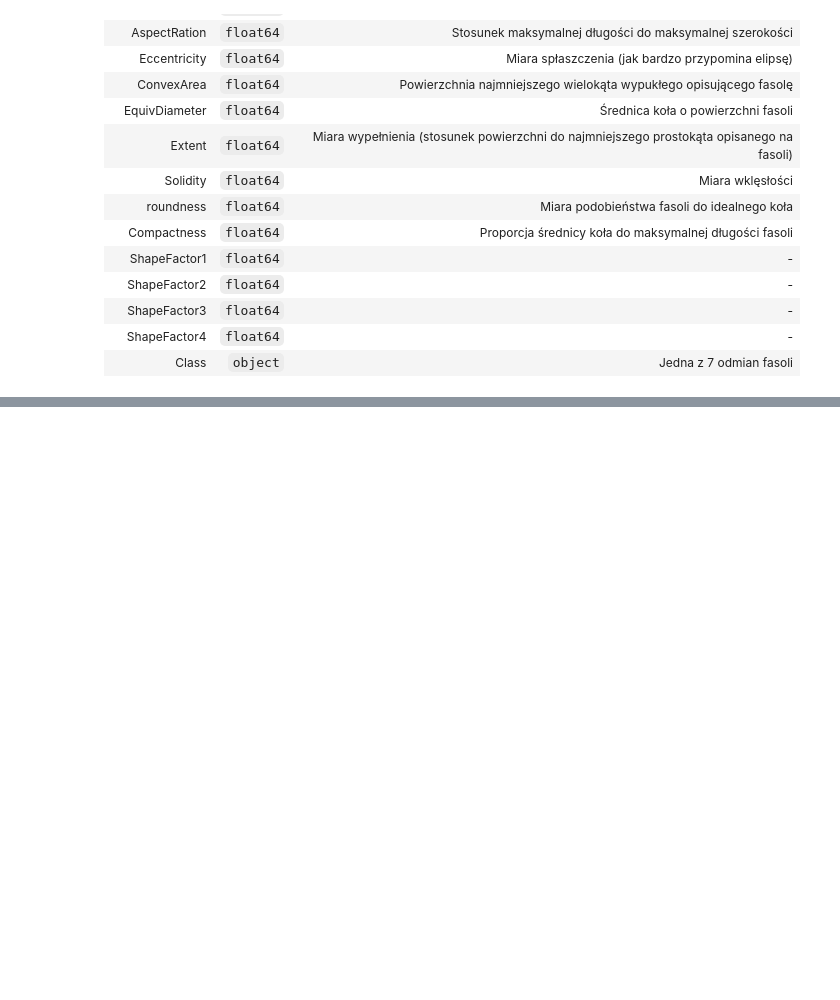
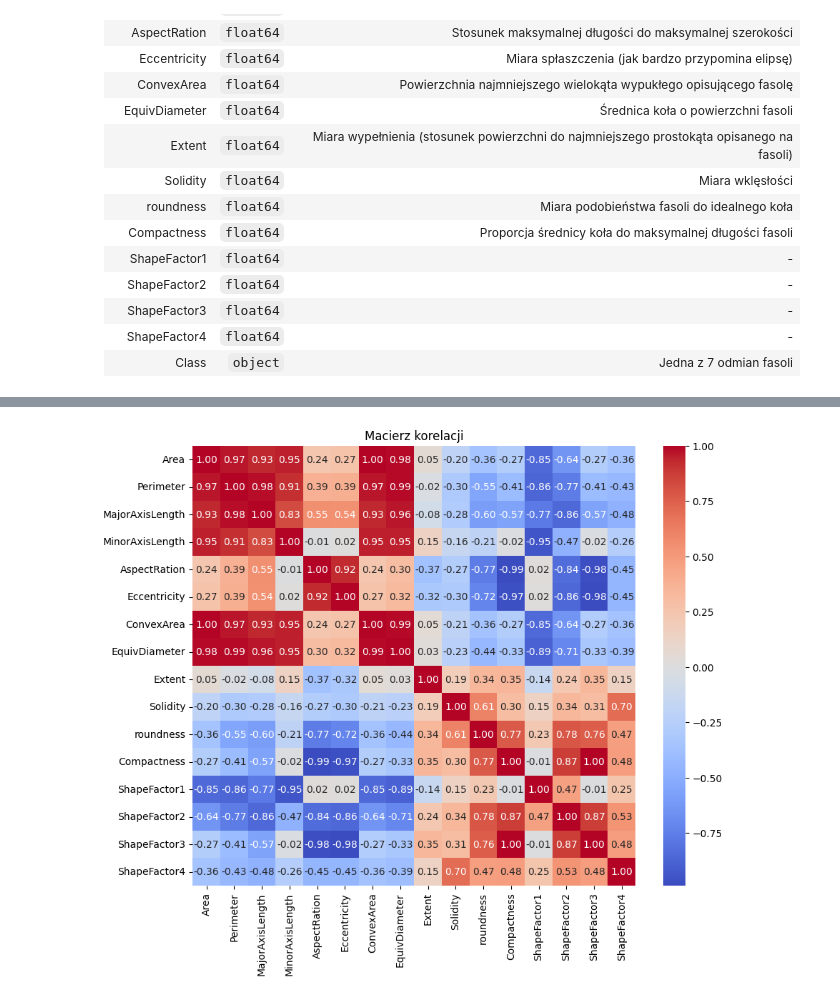
Before and after one commit to Zajecia-na-PWr-LR/lista7-MateuszOlech, a Jupyter notebook: Lista7.ipynb, the cells around one changed output, grey strips where cells are left out. Saved outputs shown, nothing was run; the diff lists cells and outputs as text; code cells hidden in the pictures; blank space fills up the shorter version.

```diff
--- a/Lista7.ipynb
+++ b/Lista7.ipynb
@@ -69,3 +69,15 @@ df.describe()
 |ShapeFactor3|`float64`|-|
 |ShapeFactor4|`float64`|-|
 |Class|`object`|Jedna z 7 odmian fasoli|
+# %%
+numerical_df = df.select_dtypes(include=['number'])
+summary = numerical_df.describe().T
+
+summary_table = summary[['min', 'max', 'mean', 'std']].copy()
+
+summary_table.columns = ['Min', 'Max', 'Średnia', 'Odchylenie standardowe']
+summary_table.index.name = 'Cecha'
+summary_table = summary_table.reset_index()
+pd.set_option('display.float_format', lambda x: '%.6f' % x)
+
+summary_table
@@ -71,0 +113,11 @@ df.describe()
+# %%
+# macierz korelacji
+corr_matrix = numerical_df.corr()
+
+# wizualizacja macierzy korelacji
+plt.figure(figsize=(10, 8))
+sns.heatmap(corr_matrix, annot=True, cmap='coolwarm', fmt=".2f")
+plt.title("Macierz korelacji")
+plt.show()
+# %% [output]
+[figure, added]
```
Also changed, not shown: parts of 7 cells of this notebook.
